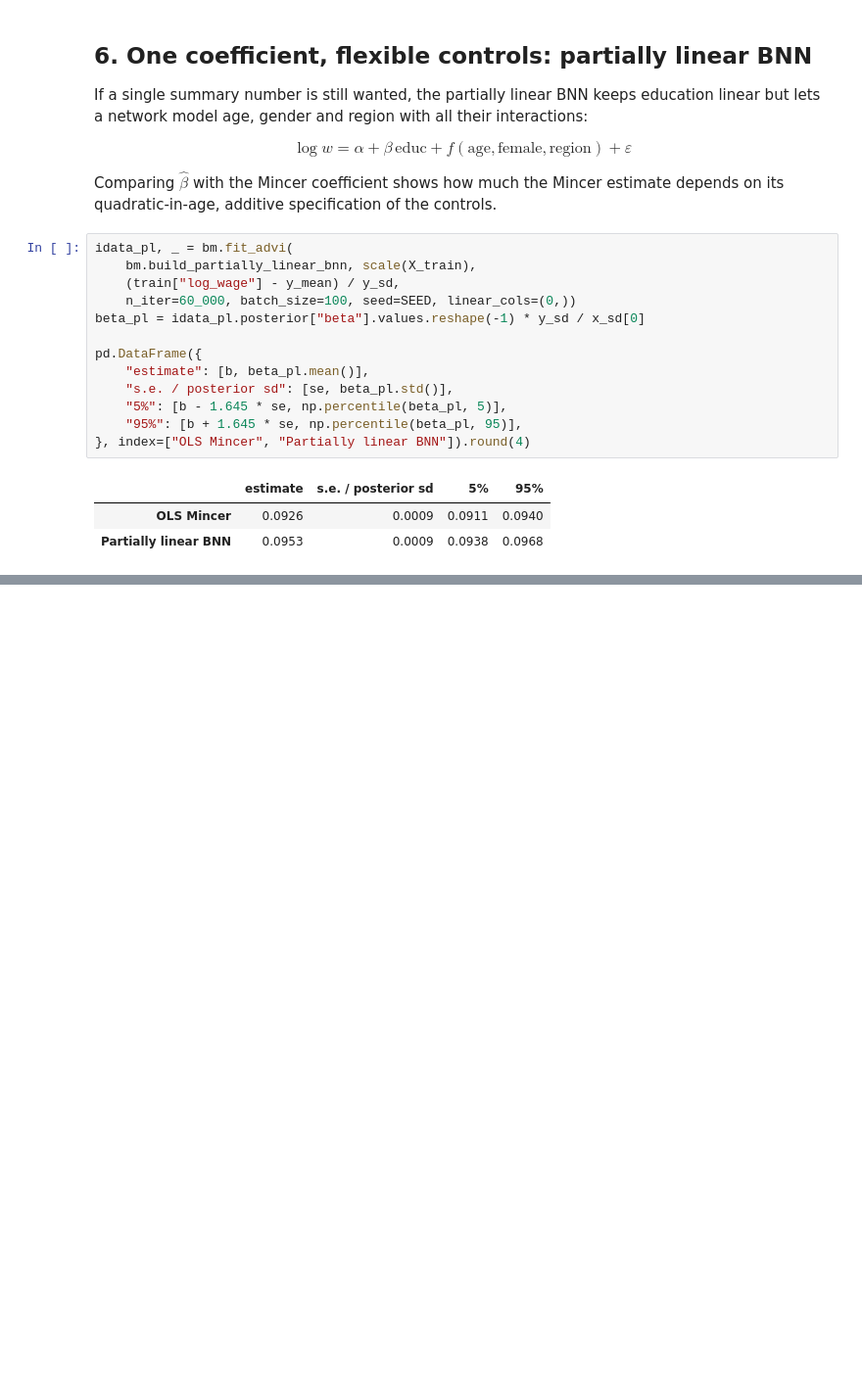
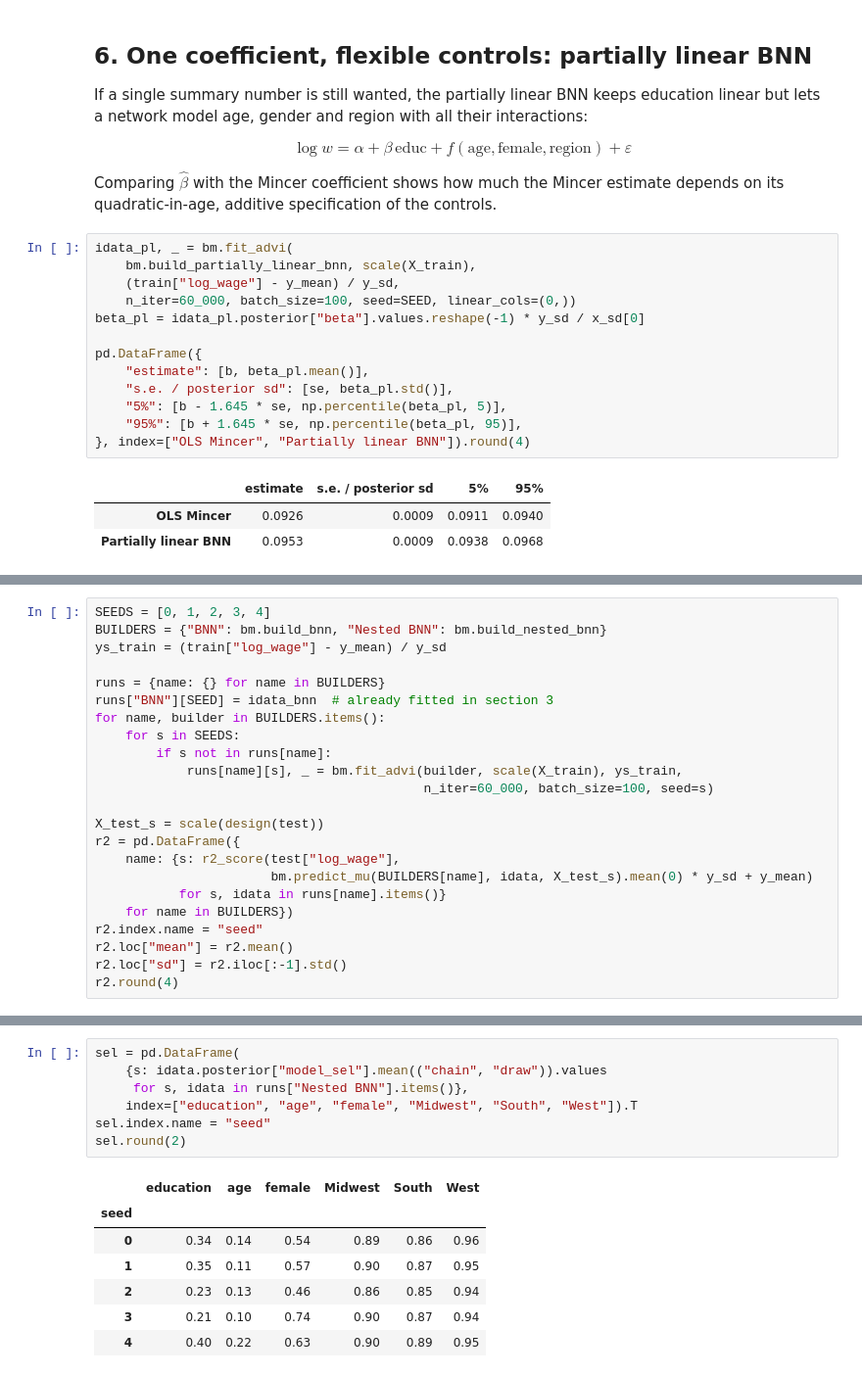
Before and after one commit to davide-ario/BNN, a Jupyter notebook: BNN_returns_to_education.ipynb, the cells around one changed output, grey strips where cells are left out. Shown at 98% size. Saved outputs shown, nothing was run; the diff lists cells and outputs as text; blank space fills up the shorter version.

```diff
--- a/BNN_returns_to_education.ipynb
+++ b/BNN_returns_to_education.ipynb
@@ -384,0 +403,23 @@ pd.DataFrame({
+# %%
+SEEDS = [0, 1, 2, 3, 4]
+BUILDERS = {"BNN": bm.build_bnn, "Nested BNN": bm.build_nested_bnn}
+ys_train = (train["log_wage"] - y_mean) / y_sd
+
+runs = {name: {} for name in BUILDERS}
+runs["BNN"][SEED] = idata_bnn  # already fitted in section 3
+for name, builder in BUILDERS.items():
+    for s in SEEDS:
+        if s not in runs[name]:
+            runs[name][s], _ = bm.fit_advi(builder, scale(X_train), ys_train,
+                                           n_iter=60_000, batch_size=100, seed=s)
+
+X_test_s = scale(design(test))
+r2 = pd.DataFrame({
+    name: {s: r2_score(test["log_wage"],
+                       bm.predict_mu(BUILDERS[name], idata, X_test_s).mean(0) * y_sd + y_mean)
+           for s, idata in runs[name].items()}
+    for name in BUILDERS})
+r2.index.name = "seed"
+r2.loc["mean"] = r2.mean()
+r2.loc["sd"] = r2.iloc[:-1].std()
+r2.round(4)
@@ -384,0 +446,15 @@ pd.DataFrame({
+# %%
+sel = pd.DataFrame(
+    {s: idata.posterior["model_sel"].mean(("chain", "draw")).values
+     for s, idata in runs["Nested BNN"].items()},
+    index=["education", "age", "female", "Midwest", "South", "West"]).T
+sel.index.name = "seed"
+sel.round(2)
+# %% [output]
+|  | education | age | female | Midwest | South | West |
+| seed |  |  |  |  |  |  |
+| 0 | 0.34 | 0.14 | 0.54 | 0.89 | 0.86 | 0.96 |
+| 1 | 0.35 | 0.11 | 0.57 | 0.90 | 0.87 | 0.95 |
+| 2 | 0.23 | 0.13 | 0.46 | 0.86 | 0.85 | 0.94 |
+| 3 | 0.21 | 0.10 | 0.74 | 0.90 | 0.87 | 0.94 |
+| 4 | 0.40 | 0.22 | 0.63 | 0.90 | 0.89 | 0.95 |
```
Also changed, not shown: parts of 9 cells of this notebook, 1 other file.
